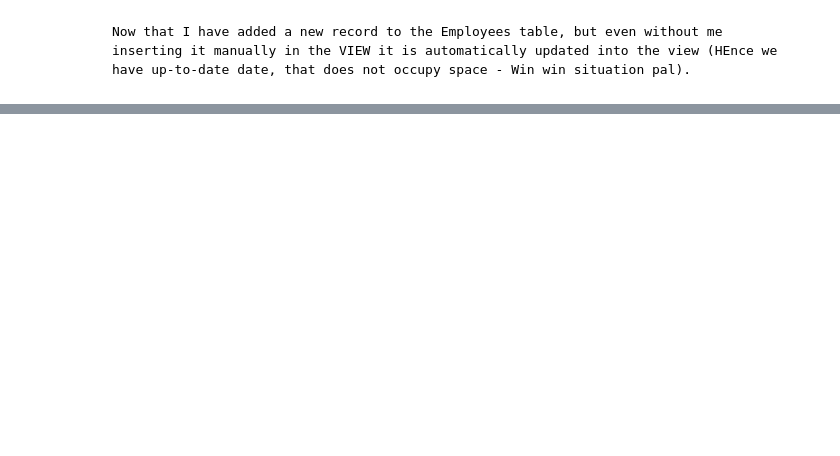
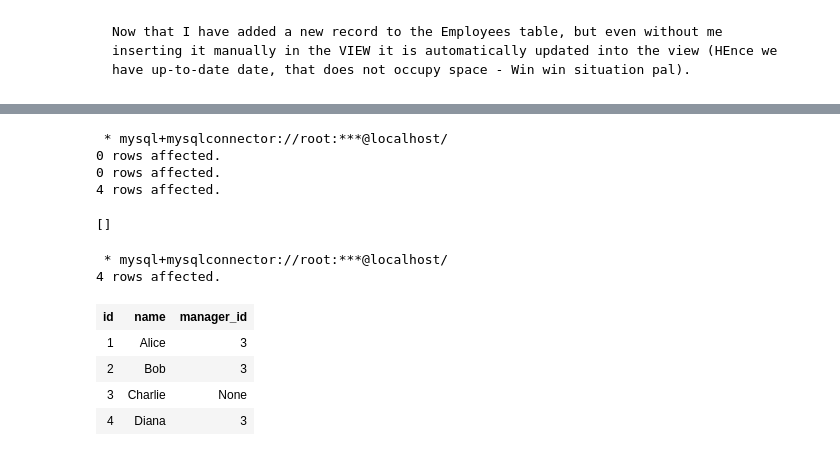
Before and after one commit to LShreeChaithanya/Solid_fundamentals_SQL, a Jupyter notebook: sql_learning.ipynb, the cells around one changed output, grey strips where cells are left out. Saved outputs shown, nothing was run; the diff lists cells and outputs as text; code cells hidden in the pictures; blank space fills up the shorter version.

```diff
--- a/sql_learning.ipynb
+++ b/sql_learning.ipynb
@@ -2413,0 +2565,35 @@ SELECT * FROM high_earners;
+# %%
+%%sql
+
+
+DROP TABLE IF EXISTS Employees;
+
+CREATE TABLE Employees (
+    id INT PRIMARY KEY,
+    name VARCHAR(100) NOT NULL,
+    manager_id INT NULL
+);
+
+INSERT INTO Employees (id, name, manager_id) VALUES
+(1, 'Alice', 3),
+(2, 'Bob', 3),
+(3, 'Charlie', NULL),
+(4, 'Diana', 3);
+# %% [output]
+ * mysql+mysqlconnector://root:***@localhost/
+0 rows affected.
+0 rows affected.
+4 rows affected.
+[]
+# %%
+%%sql
+
+SELECT * FROM EMPLOYEES;
+# %% [output]
+ * mysql+mysqlconnector://root:***@localhost/
+4 rows affected.
+| id | name | manager_id |
+| 1 | Alice | 3 |
+| 2 | Bob | 3 |
+| 3 | Charlie | None |
+| 4 | Diana | 3 |
```
Also changed, not shown: parts of 30 cells of this notebook, 1 other file.
